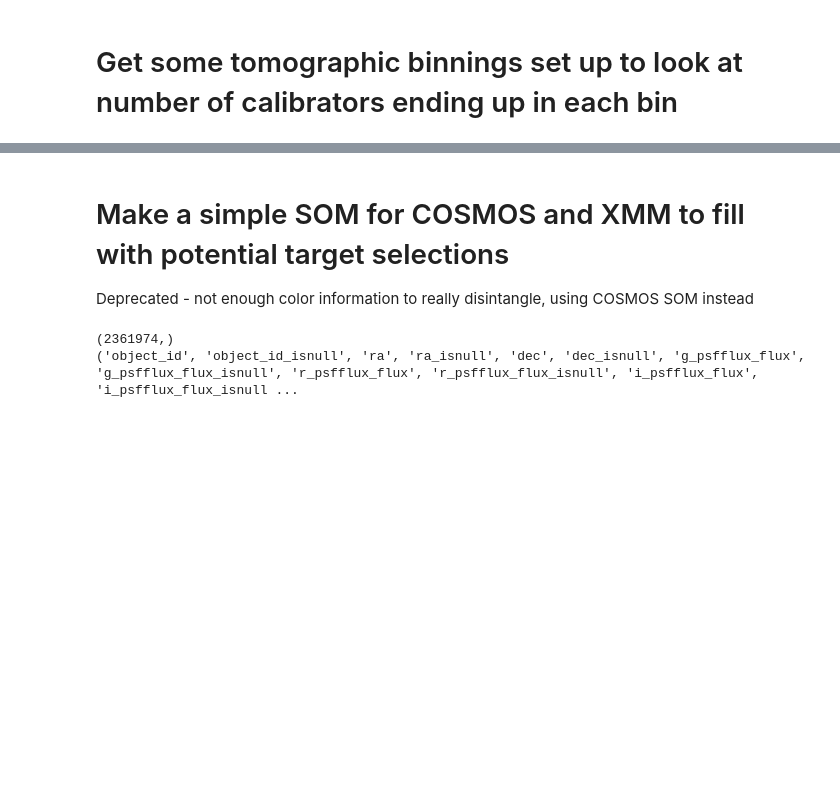
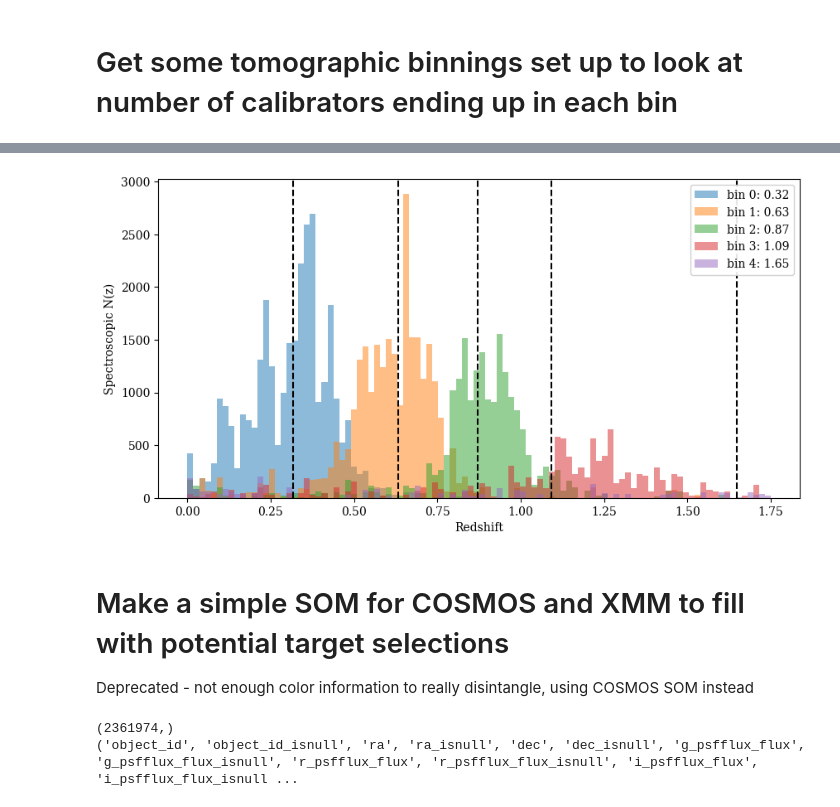
Before and after one commit to jmccull/desi_deep, a Jupyter notebook: SOM_cosmos.ipynb, the cells around one changed output, grey strips where cells are left out. Drawn from its saved outputs; the diff is of its cells as text; code cells hidden in the pictures; blank space fills up the shorter version.

```diff
--- a/SOM_cosmos.ipynb
+++ b/SOM_cosmos.ipynb
@@ -414,6 +479,6 @@ def assign_abundance_weight(cellids,abund):
     #do mapping instead of pandas merge
 
     abunddict = {abund[0][i]:abund[1][i] for i in np.arange(len(abund[0]))}
-    cellids = pd.DataFrame(cellids,columns={'cell_id'})
-    weights = cellids['cell_id'].map(abunddict)
+    cellids = pd.DataFrame(cellids,columns=['cellid'])
+    weights = cellids['cellid'].map(abunddict)
     return weights
@@ -432,30 +552,32 @@ print('weights calculated!')
 # %%
 sigma = 1.0
 
-plt.figure(figsize=(10,5))
-for b in np.arange(np.max(succ_spec['tomobin'].values)+1):
-    specbin = succ_spec[(succ_spec['tomobin'] == b)]
-    plt.hist(specbin['Z'].values,bins=100,range=(0,1.75),alpha=0.5,label='bin {0}: {1:.2f}'.format(str(b),np.mean(specbin['Z'].values)))
-    plt.axvline(x=np.mean(specbin['Z'].values),linestyle='dashed',label=None)
+# plt.figure(figsize=(10,5))
+# for b in np.arange(np.max(matched_obs['tomobin'].values)+1):
+#     specbin = matched_obs[(matched_obs['tomobin'] == b)]
+#     plt.hist(specbin['PHOTZ'].values,bins=100,range=(0,1.75),alpha=0.5,label='bin {0}: {1:.2f}'.format(str(b),np.nanmean(specbin['PHOTZ'].values)))
+#     plt.axvline(x=np.nanmean(specbin['PHOTZ'].values),linestyle='dashed',label=None)
 
-plt.xlabel('Redshift')
-plt.ylabel('Spectroscopic N(z)')
-plt.legend(loc='upper right')
-plt.show()
+# plt.xlabel('Redshift')
+# plt.ylabel('Spectroscopic N(z)')
+# plt.legend(loc='upper right')
+# plt.show()
 
 plt.figure(figsize=(10,5))
-for b in np.arange(np.max(succ_spec['tomobin'].values)+1):
-    specbin = succ_spec[(succ_spec['tomobin'] == b)]
+for b in np.arange(np.max(matched_obs['tomobin'].values)+1):
+    specbin = matched_obs[(matched_obs['tomobin'] == b)&(matched_obs['PHOTZ']>0)]
     #eliminate nans
-    mask = (~np.isnan(specbin['Z'].values))&(~np.isnan(specbin['weight'].values))
-    wghtedmean = np.average(specbin[mask]['Z'].values, weights = specbin[mask]['weight'].values)
-    plt.hist(specbin[mask]['Z'].values,bins=100,range=(0,1.75),alpha=0.5,weights=specbin[mask]['weight'],label='bin {0}: {1:.2f}'.format(str(b),wghtedmean))
+    mask = (~np.isnan(specbin['PHOTZ'].values))&(~np.isnan(specbin['weight_to_cosmos'].values))
+    wghtedmean = np.average(specbin[mask]['PHOTZ'].values, weights = specbin[mask]['weight_to_cosmos'].values)
+    plt.hist(specbin[mask]['PHOTZ'].values,bins=100,range=(0,1.75),alpha=0.5,weights=specbin[mask]['weight_to_cosmos'],label='bin {0}: {1:.2f}'.format(str(b),wghtedmean))
     plt.axvline(x=wghtedmean,linestyle='dashed',color='black',label=None)
 
 plt.xlabel('Redshift')
 plt.ylabel('Spectroscopic N(z)')
-plt.legend(loc='upper right')
+plt.legend(loc='upper right',frameon=True,framealpha=0.9)
 plt.show()
+# %% [output]
+[figure, added]
 # %%
 plt.figure(figsize=(10,5))
 ax1 = plt.gca()
```
Also changed, not shown: parts of 17 cells of this notebook.
